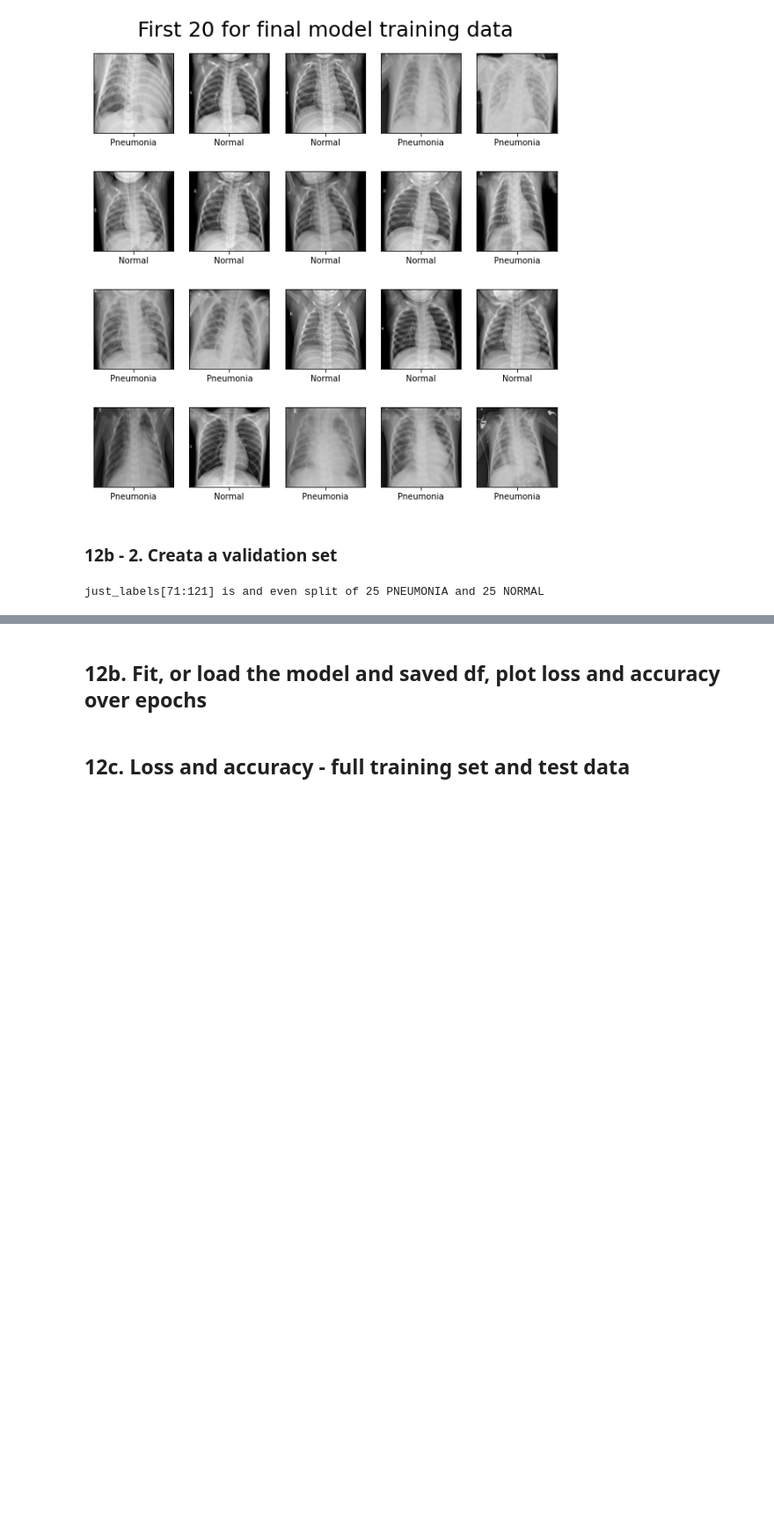
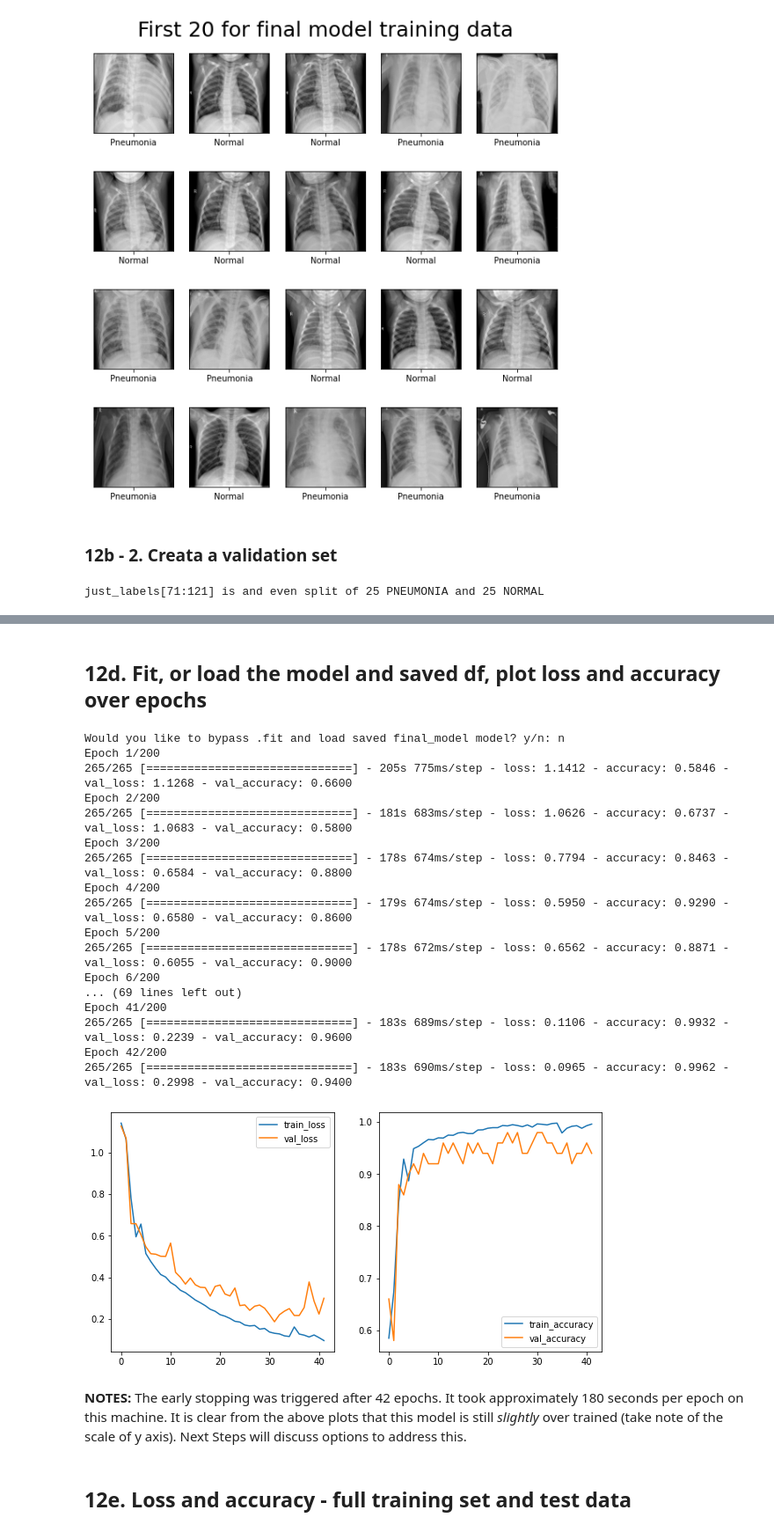
Before and after one commit to AgathaZareth/Pneumonia-Detection-with-CNN, a Jupyter notebook: notebook.ipynb, the cells around one changed output, grey strips where cells are left out. Shown at 88% size. Drawn from its saved outputs; the diff is of its cells as text; code cells hidden in the pictures; blank space fills up the shorter version.

Commit message:
final_model trained

```diff
--- a/notebook.ipynb
+++ b/notebook.ipynb
@@ -1555,0 +1576,6 @@ length combined: 2698
+# %%
+# change all back to arrays in order to fit data to model
+X_val = np.array(X_val)
+y_val = np.array(y_val)
+X_train = np.array(X_train)
+y_train = np.array(y_train)
@@ -1588,37 +1643,58 @@ final_model.summary()
 # %% [markdown]
-## 12b. Fit, or load the model and saved df, plot loss and accuracy over epochs
+## 12d. Fit, or load the model and saved df, plot loss and accuracy over epochs
 # %%
 x = input("Would you like to bypass .fit and load saved final_model model? y/n: ")
 all_y = ['y', 'yes']
 if x.lower() in all_y:
     # load the saved model
     final_model = models.load_model('final_model.h5')
     # load the df with the loss and accuracy over epochs
     final_model_results_df = pd.read_pickle("./final_model_results_df.pkl")
     # print the model summary, to for visual comparision to above
     print(final_model.summary())
     # plot the model loss and accuracy
     plot_loss_accuracy(final_model_results_df);
 
 else:
     # fit model
-    final_model_results = final_model.fit(X_train
-                                          y_train
+    final_model_results = final_model.fit(X_train,
+                                          y_train,
                                           epochs=200,
                                           batch_size=10,
                                           callbacks=[early_stop],
                                           validation_data=(X_val, y_val))
 
     # plot loss and accuracy
     plot_loss_accuracy((final_model_results.history));
     # save the model
     final_model.save('final_model.h5')
     # create df from final_model_results.history
     df = to_df(final_model_results.history)
     # save the dictionary from final_model_results
     pd.to_pickle(df, "./final_model_results_df.pkl")
+# %% [output]
+Would you like to bypass .fit and load saved final_model model? y/n: n
+Epoch 1/200
+265/265 [==============================] - 205s 775ms/step - loss: 1.1412 - accuracy: 0.5846 - val_loss: 1.1268 - val_accuracy: 0.6600
+Epoch 2/200
+265/265 [==============================] - 181s 683ms/step - loss: 1.0626 - accuracy: 0.6737 - val_loss: 1.0683 - val_accuracy: 0.5800
+Epoch 3/200
+265/265 [==============================] - 178s 674ms/step - loss: 0.7794 - accuracy: 0.8463 - val_loss: 0.6584 - val_accuracy: 0.8800
+Epoch 4/200
+265/265 [==============================] - 179s 674ms/step - loss: 0.5950 - accuracy: 0.9290 - val_loss: 0.6580 - val_accuracy: 0.8600
+Epoch 5/200
+265/265 [==============================] - 178s 672ms/step - loss: 0.6562 - accuracy: 0.8871 - val_loss: 0.6055 - val_accuracy: 0.9000
+Epoch 6/200
+... (69 lines left out)
+Epoch 41/200
+265/265 [==============================] - 183s 689ms/step - loss: 0.1106 - accuracy: 0.9932 - val_loss: 0.2239 - val_accuracy: 0.9600
+Epoch 42/200
+265/265 [==============================] - 183s 690ms/step - loss: 0.0965 - accuracy: 0.9962 - val_loss: 0.2998 - val_accuracy: 0.9400
+[figure, added]
+# %% [markdown]
+**NOTES:** The early stopping was triggered after 42 epochs. It took approximately 180 seconds per epoch on this machine. It is clear from the above plots that this model is still *slightly* over trained (take note of the scale of y axis). Next Steps will discuss options to address this.
 # %% [markdown]
-## 12c.  Loss and accuracy - full training set and test data
+## 12e.  Loss and accuracy - full training set and test data
 # %%
 final_model_metrics_df = dot_evaluate_to_df('final_model', final_model, X_train, y_train, test_images, test_labels)
 metrics_df = pd.concat([metrics_df, final_model_metrics_df])
```
Also changed, not shown: parts of 25 cells of this notebook, 1 other file.
